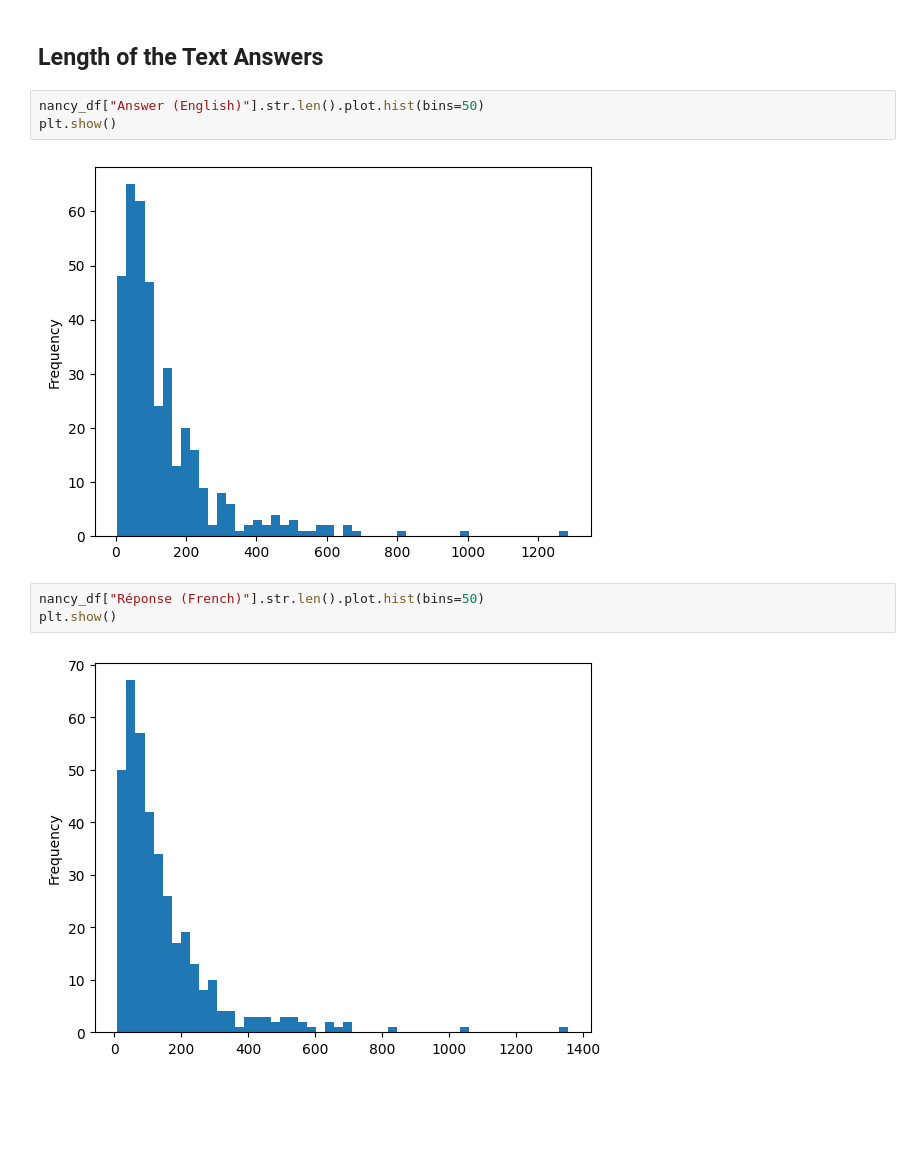
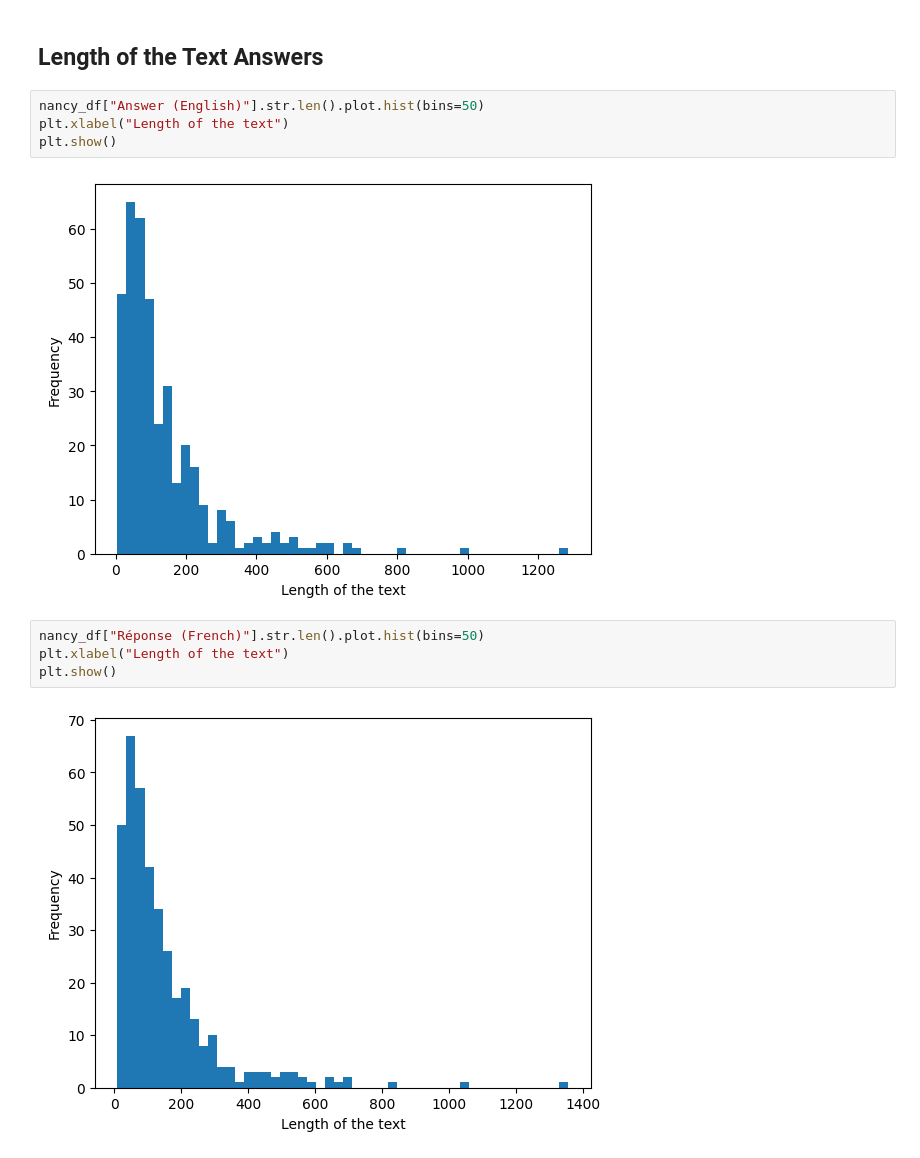
Before and after one commit to alberto-lorente/RorschIA_07-04, a Jupyter notebook: Nancy PsyData/Nancy Data Cleaning.ipynb, the cells around one changed output. Saved outputs shown, nothing was run; the diff lists cells and outputs as text; blank space fills up the shorter version.

```diff
--- a/Nancy PsyData/Nancy Data Cleaning.ipynb
+++ b/Nancy PsyData/Nancy Data Cleaning.ipynb
@@ -694,11 +694,13 @@ nancy_contents.to_csv("nancy_contents_grouped.csv", index = False)
 ## Length of the Text Answers
 # %%
 nancy_df["Answer (English)"].str.len().plot.hist(bins=50)
+plt.xlabel("Length of the text")
 plt.show()
 # %% [output]
-[figure, old version]
+[figure, new version]
 # %%
 nancy_df["Réponse (French)"].str.len().plot.hist(bins=50)
+plt.xlabel("Length of the text")
 plt.show()
 # %% [output]
-[figure, old version]
+[figure, new version]
```
